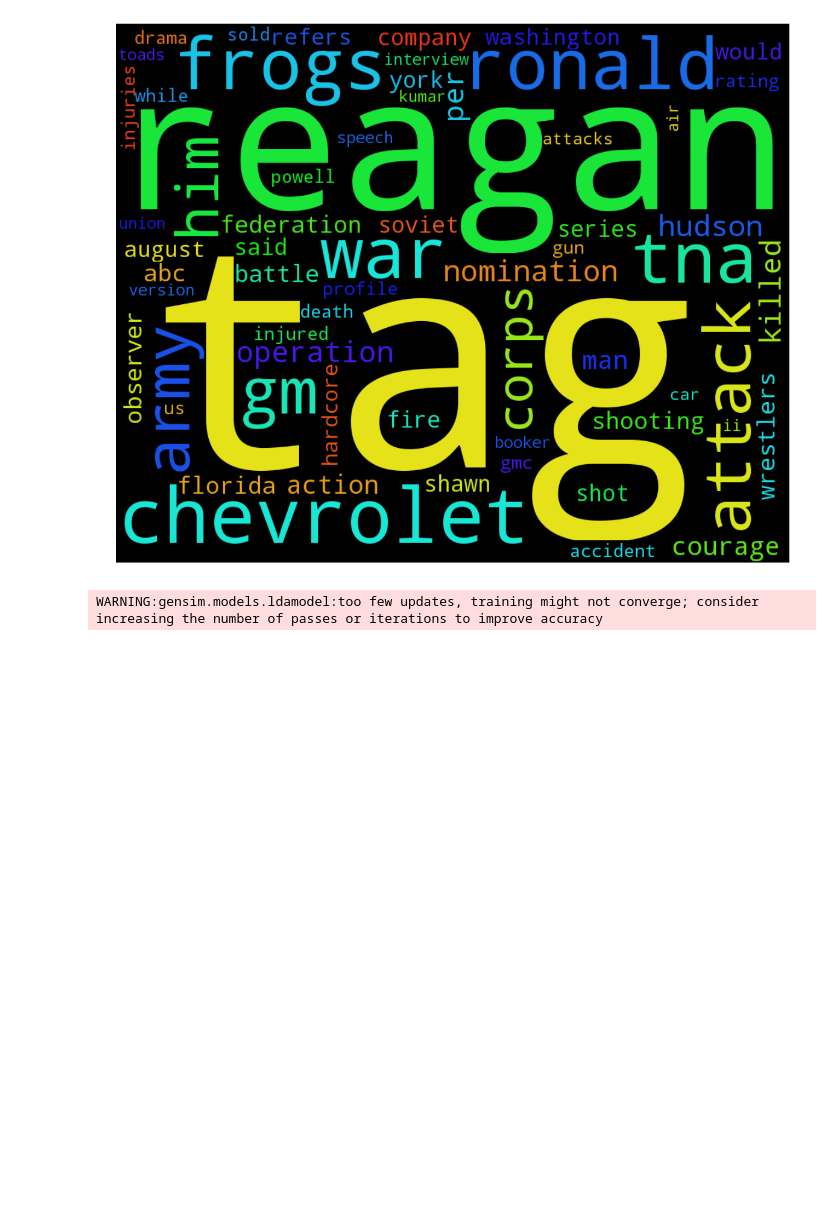
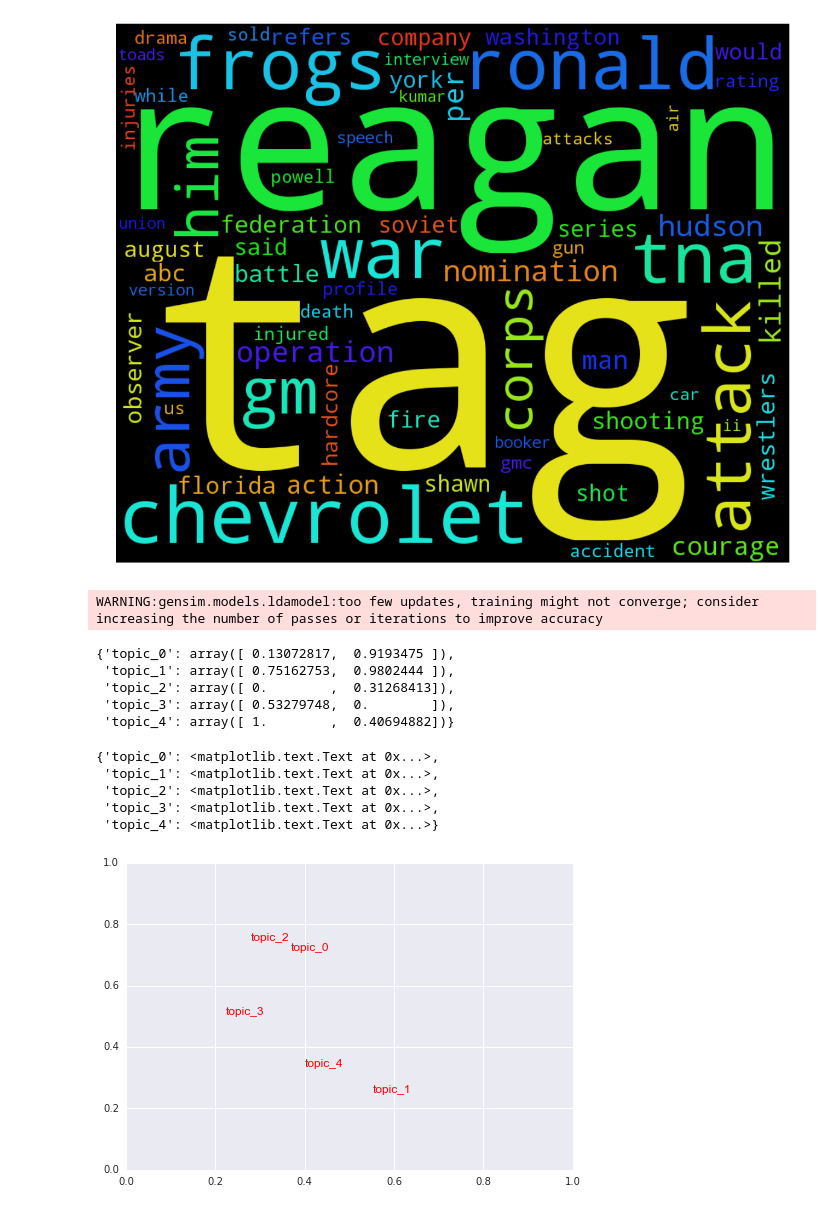
Before and after one commit to ermakovpetr/npl_for_students, a Jupyter notebook: lda.ipynb, the cells around one changed output. Saved outputs shown, nothing was run; the diff lists cells and outputs as text; code cells hidden in the pictures; blank space fills up the shorter version.

```diff
--- a/lda.ipynb
+++ b/lda.ipynb
@@ -345,3 +345,24 @@ for i in range(5):
     terms = [t for t, v in model.show_topic(i, 10)]
     for term in terms:
         G.add_edge(topic_l, term)
+# %%
+pos = nx.spring_layout(G)
+# %%
+f = G.subgraph([topic for topic,_ in pos.items() if 'topic_' in topic])
+# %%
+nx.spring_layout(f)
+# %% [output]
+{'topic_0': array([ 0.13072817,  0.9193475 ]),
+ 'topic_1': array([ 0.75162753,  0.9802444 ]),
+ 'topic_2': array([ 0.        ,  0.31268413]),
+ 'topic_3': array([ 0.53279748,  0.        ]),
+ 'topic_4': array([ 1.        ,  0.40694882])}
+# %%
+nx.draw_networkx_labels(f, pos, font_color='r')
+# %% [output]
+{'topic_0': <matplotlib.text.Text at 0x...>,
+ 'topic_1': <matplotlib.text.Text at 0x...>,
+ 'topic_2': <matplotlib.text.Text at 0x...>,
+ 'topic_3': <matplotlib.text.Text at 0x...>,
+ 'topic_4': <matplotlib.text.Text at 0x...>}
+[figure, added]
```
Also changed, not shown: parts of 2 cells of this notebook.
